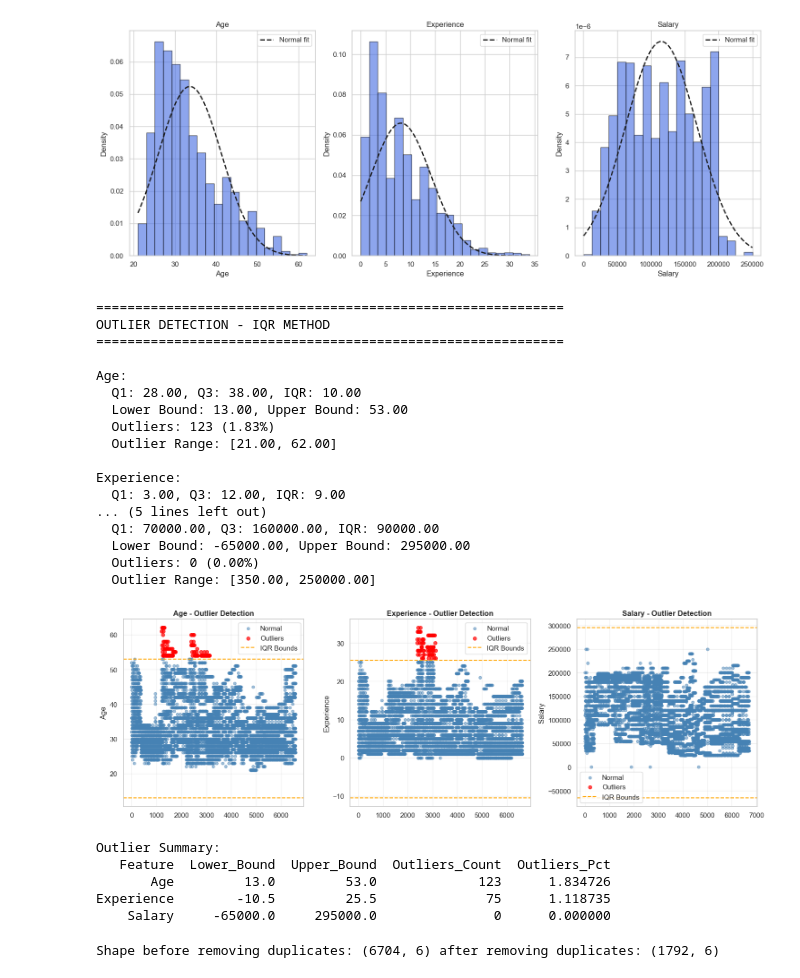
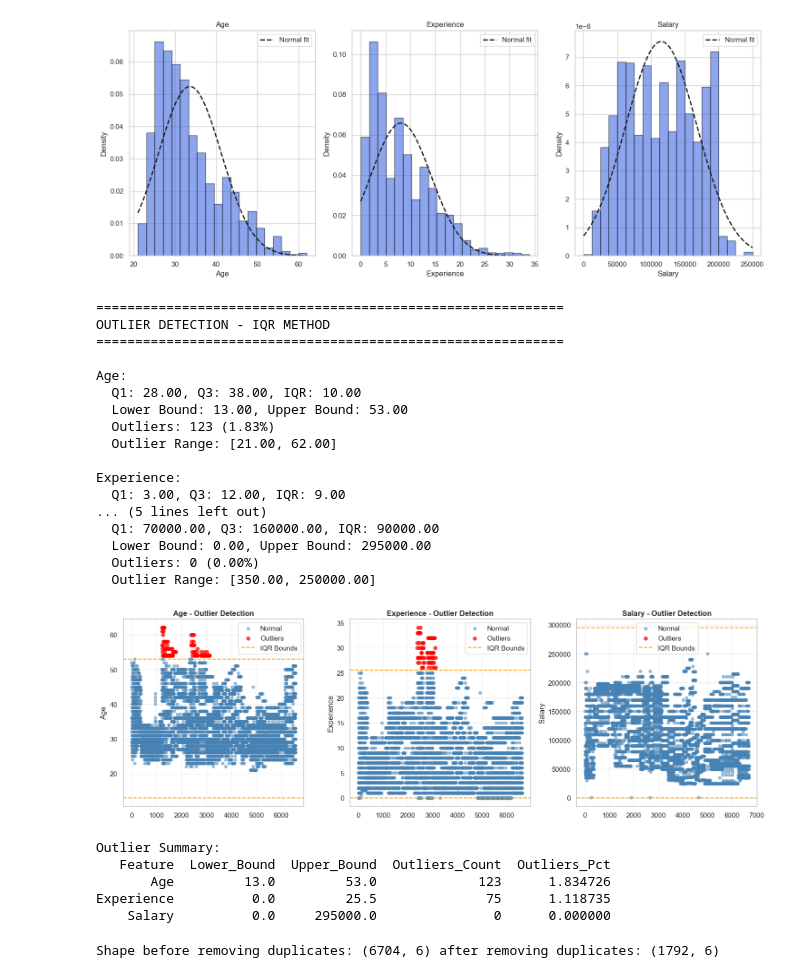
Before and after one commit to AsharArmoghan/Salary_Prediction_model, a Jupyter notebook: salary_prediction_model.ipynb, the cells around one changed output. Saved outputs shown, nothing was run; the diff lists cells and outputs as text; code cells hidden in the pictures.

```diff
--- a/salary_prediction_model.ipynb
+++ b/salary_prediction_model.ipynb
@@ -17,15 +17,13 @@ from sklearn.metrics import (
     root_mean_squared_error,
 )
 from sklearn.model_selection import train_test_split
-from sklearn.impute import SimpleImputer
-from sklearn.preprocessing import StandardScaler
-from sklearn.linear_model import Ridge
 
 filePath = "Salary_Data.csv"
 
 df = kagglehub.dataset_load(
     KaggleDatasetAdapter.PANDAS, "mohithsairamreddy/salary-data", filePath
 )
+sns.set_style("whitegrid")
 print(df.info())
 print(df.describe())
 print(f"Shape: {df.shape}")
@@ -141,10 +139,7 @@ print("CATEGORICAL FEATURES ANALYSIS")
 print("=" * 60)
 
 categorical_features = df.select_dtypes(
-    include=[
-        'object',
-        'category',
-    ]
+    include=['object', 'category', 'str']
 ).columns.tolist()
 
 numeric_features = df.select_dtypes(include=[np.number]).columns.tolist()
@@ -158,13 +153,14 @@ for idx, feature in enumerate(categorical_features):
     print(vc)
     print(f"Unique values: {df[feature].nunique()}")
 
-    plot_data = vc
+    plot_data = vc.head(20) if feature == 'Job' else vc
+
     axes[idx].barh(range(len(plot_data)), plot_data.values, color='steelblue')
     axes[idx].set_yticks(range(len(plot_data)))
     axes[idx].set_yticklabels(plot_data.index)
     axes[idx].set_xlabel('Count', fontsize=10)
     axes[idx].set_title(
-        f'{feature} Distribution' + (' (Top 10)' if feature == 'Job' else ''),
+        f'{feature} Distribution' + (' (Top 20)' if feature == 'Job' else ''),
         fontsize=11,
         fontweight='bold',
     )
@@ -272,9 +266,11 @@ for idx, feature in enumerate(numeric_features):
     Q1 = df[feature].quantile(0.25)
     Q3 = df[feature].quantile(0.75)
     IQR = Q3 - Q1
-    lower_bound = Q1 - 1.5 * IQR
-    upper_bound = Q3 + 1.5 * IQR
-
+    lower_bound = Q1 - (1.5 * IQR)
+    upper_bound = Q3 + (1.5 * IQR)
+    lower_bound = max(
+        0, lower_bound
+    )  # Ensure lower bound is not negative for features like Age and Salary
     outliers = df[(df[feature] < lower_bound) | (df[feature] > upper_bound)]
     outlier_pct = len(outliers) / len(df) * 100
 
@@ -315,40 +311,40 @@ for idx, feature in enumerate(numeric_features):
     axes[idx].axhline(lower_bound, color='orange', linestyle='--', label='IQR Bounds')
     axes[idx].axhline(upper_bound, color='orange', linestyle='--')
     axes[idx].set_ylabel(feature)
     axes[idx].set_title(f'{feature} - Outlier Detection', fontweight='bold')
     axes[idx].legend()
     axes[idx].grid(True, alpha=0.3)
 
 plt.tight_layout()
 plt.show()
 
 print("\nOutlier Summary:")
 outlier_df = pd.DataFrame(outlier_summary)
 print(outlier_df.to_string(index=False))
 # %% [output]
 ============================================================
 OUTLIER DETECTION - IQR METHOD
 ============================================================
 
 Age:
   Q1: 28.00, Q3: 38.00, IQR: 10.00
   Lower Bound: 13.00, Upper Bound: 53.00
   Outliers: 123 (1.83%)
   Outlier Range: [21.00, 62.00]
 
 Experience:
   Q1: 3.00, Q3: 12.00, IQR: 9.00
 ... (5 lines left out)
   Q1: 70000.00, Q3: 160000.00, IQR: 90000.00
-  Lower Bound: -65000.00, Upper Bound: 295000.00
+  Lower Bound: 0.00, Upper Bound: 295000.00
   Outliers: 0 (0.00%)
   Outlier Range: [350.00, 250000.00]
-[figure, old version]
+[figure, new version]
 Outlier Summary:
    Feature  Lower_Bound  Upper_Bound  Outliers_Count  Outliers_Pct
        Age         13.0         53.0             123      1.834726
-Experience        -10.5         25.5              75      1.118735
-    Salary     -65000.0     295000.0               0      0.000000
+Experience          0.0         25.5              75      1.118735
+    Salary          0.0     295000.0               0      0.000000
 # %%
 # handling dublicate values
 df_clean = df.copy()
```
Also changed, not shown: parts of 9 cells of this notebook, 4 other files.
